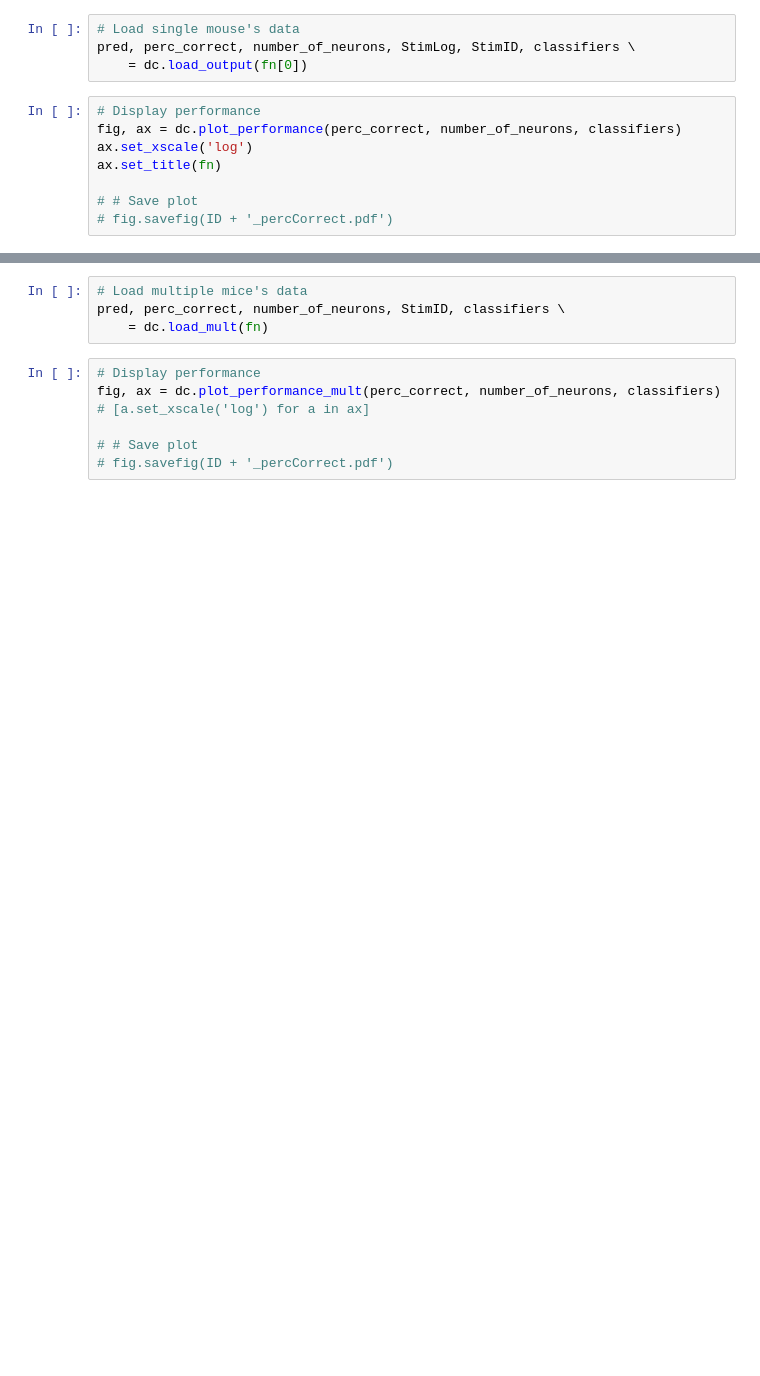
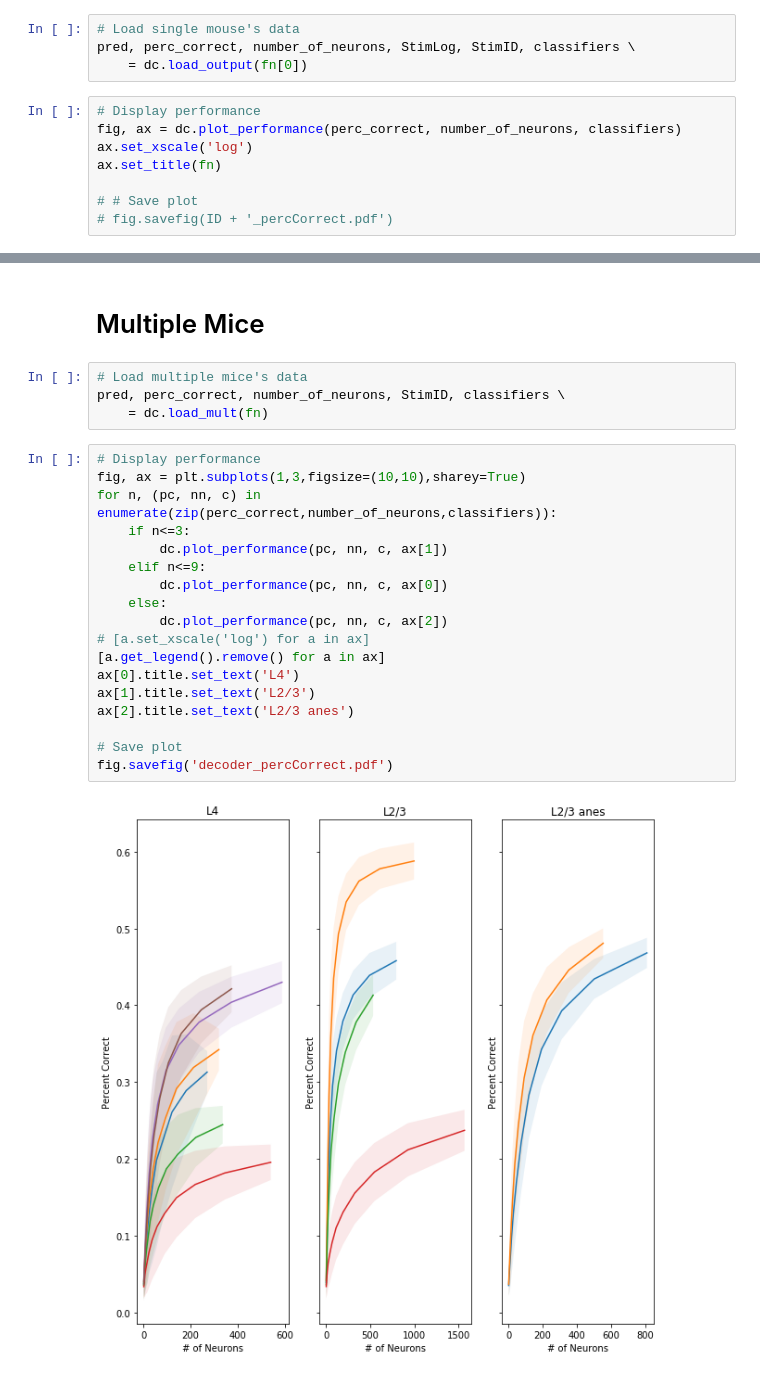
Before and after one commit to elyall/EvansCode, a Jupyter notebook: Analyses/Decoder/RunDecoder.ipynb, the cells around one changed output, grey strips where cells are left out. Cells and saved outputs as stored; diff of their text form; blank space fills up the shorter version.

```diff
--- a/Analyses/Decoder/RunDecoder.ipynb
+++ b/Analyses/Decoder/RunDecoder.ipynb
@@ -34,11 +48,26 @@ dc.plot_confusion_matrices(pred_id, StimID, number_of_neurons, C=1)
+# %% [markdown]
+# Multiple Mice
 # %%
 # Load multiple mice's data
 pred, perc_correct, number_of_neurons, StimID, classifiers \
     = dc.load_mult(fn)
-# %%
-# Display performance
-fig, ax = dc.plot_performance_mult(perc_correct, number_of_neurons, classifiers)
-# [a.set_xscale('log') for a in ax]
-
-# # Save plot
-# fig.savefig(ID + '_percCorrect.pdf')
+# %%
+# Display performance
+fig, ax = plt.subplots(1,3,figsize=(10,10),sharey=True)
+for n, (pc, nn, c) in enumerate(zip(perc_correct,number_of_neurons,classifiers)):
+    if n<=3:
+        dc.plot_performance(pc, nn, c, ax[1])
+    elif n<=9:
+        dc.plot_performance(pc, nn, c, ax[0])
+    else:
+        dc.plot_performance(pc, nn, c, ax[2])
+# [a.set_xscale('log') for a in ax]
+[a.get_legend().remove() for a in ax]
+ax[0].title.set_text('L4')
+ax[1].title.set_text('L2/3')
+ax[2].title.set_text('L2/3 anes')
+
+# Save plot
+fig.savefig('decoder_percCorrect.pdf')
+# %% [output]
+[figure, added]
```
Also changed, not shown: parts of 3 cells of this notebook, 2 other files.
